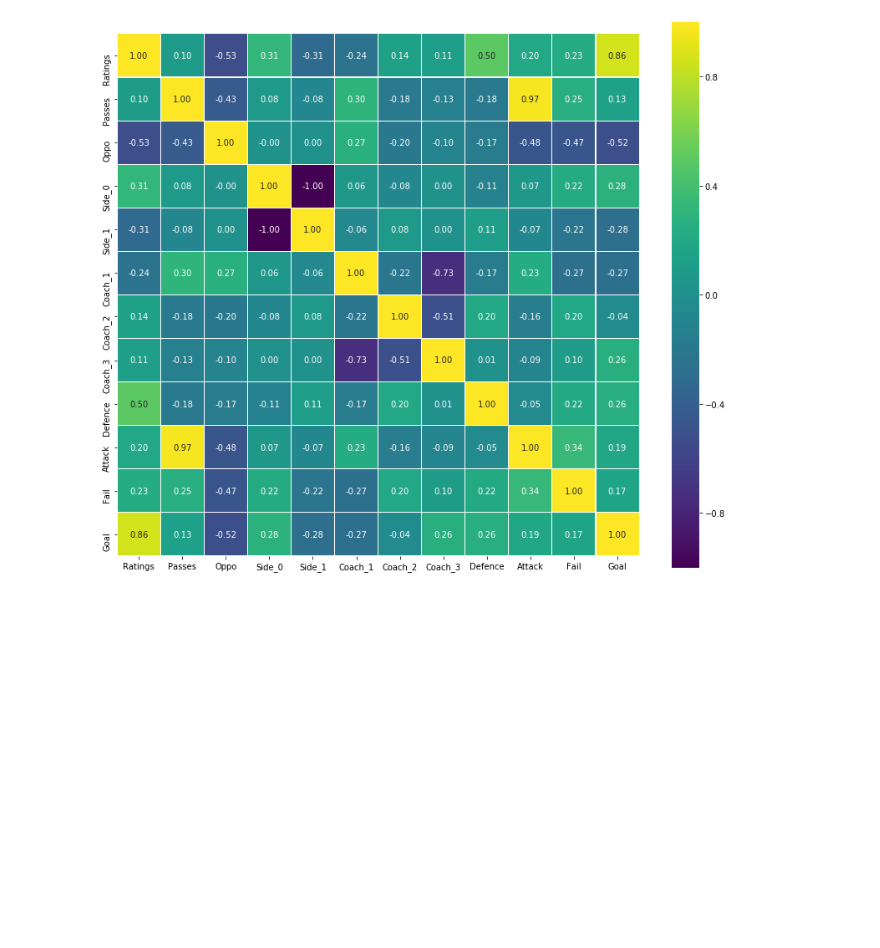
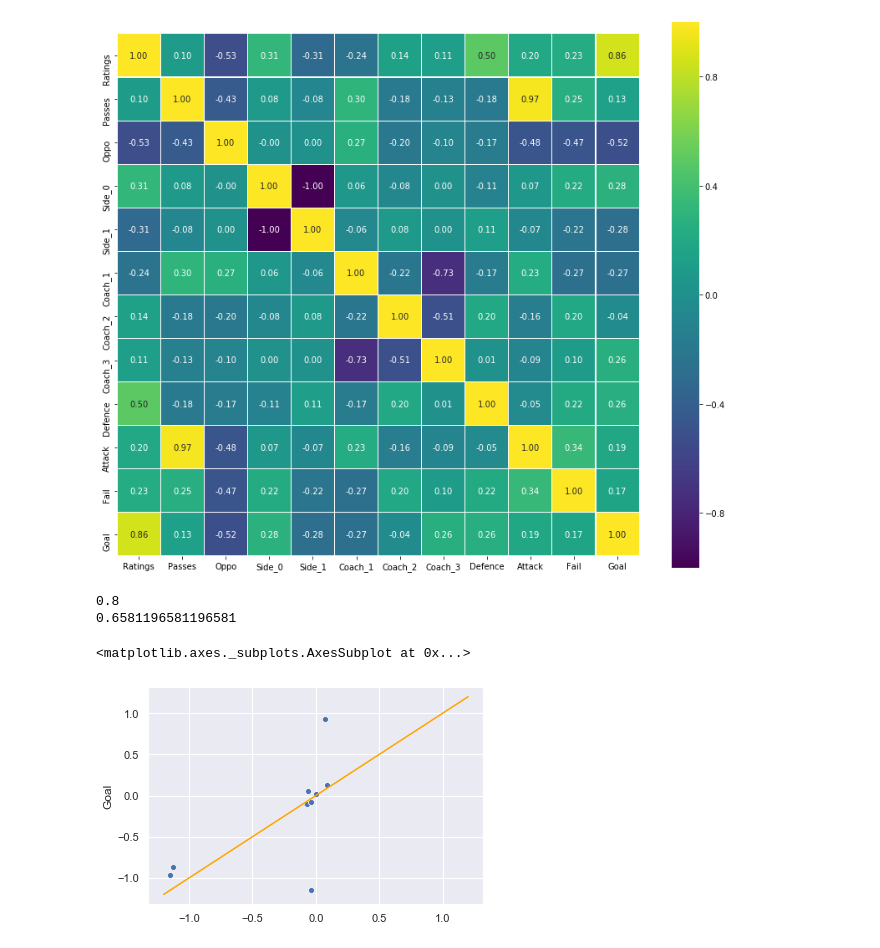
Before and after one commit to GZNGroup/2020MCM-ICM, a Jupyter notebook: 2020_Weekend1_Problems/matches.ipynb, the cells around one changed output. Saved outputs shown, nothing was run; the diff lists cells and outputs as text; code cells hidden in the pictures; blank space fills up the shorter version.

```diff
--- a/2020_Weekend1_Problems/matches.ipynb
+++ b/2020_Weekend1_Problems/matches.ipynb
@@ -162,3 +159,24 @@ sns.heatmap(Correlation.astype(float).corr(), linewidths=0.1, vmax=1.0, cmap=col
 # %% [output]
 <matplotlib.axes._subplots.AxesSubplot at 0x...>
 [figure]
+# %%
+from sklearn.ensemble import RandomForestClassifier
+from sklearn.model_selection import train_test_split
+from sklearn.metrics import accuracy_score
+from sklearn.model_selection import cross_val_score
+xtrain, xtest, ytrain, ytest = train_test_split(data.drop(['Goal', 'Ratings'], axis=1,  inplace=False), data['Goal'])
+model = RandomForestClassifier(n_estimators=50, random_state=0, max_depth=3, max_features="sqrt")
+model.fit(xtrain, ytrain)
+ypred = model.predict(xtest)
+print (accuracy_score(ytest, ypred))
+print (cross_val_score(model, data.drop(['Goal', 'Ratings'], axis=1,  inplace=False), data['Goal'], scoring='accuracy').mean())
+sns.set(color_codes=True)
+randxy1 = [np.random.random_sample()*0.3-0.15 for i in range(len(ytest))]
+randxy2 = [np.random.random_sample()*0.3-0.15 for i in range(len(ytest))]
+sns.scatterplot(x=ypred+randxy1, y=ytest+randxy2)
+sns.lineplot(x=np.linspace(-1.2,1.2), y=np.linspace(-1.2,1.2), color='orange')
+# %% [output]
+0.8
+0.6581196581196581
+<matplotlib.axes._subplots.AxesSubplot at 0x...>
+[figure, added]
```
Also changed, not shown: parts of 1 cell of this notebook.
